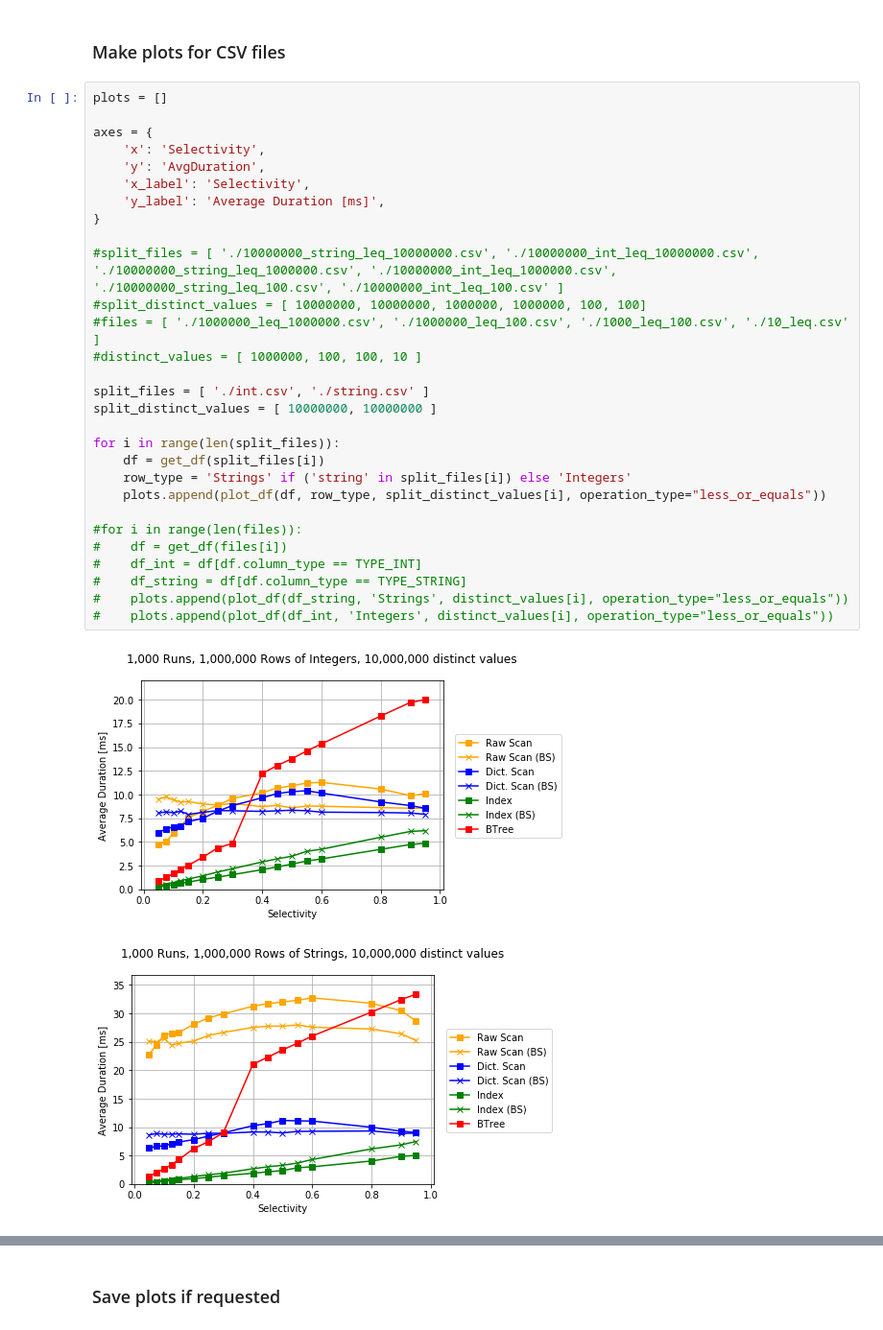
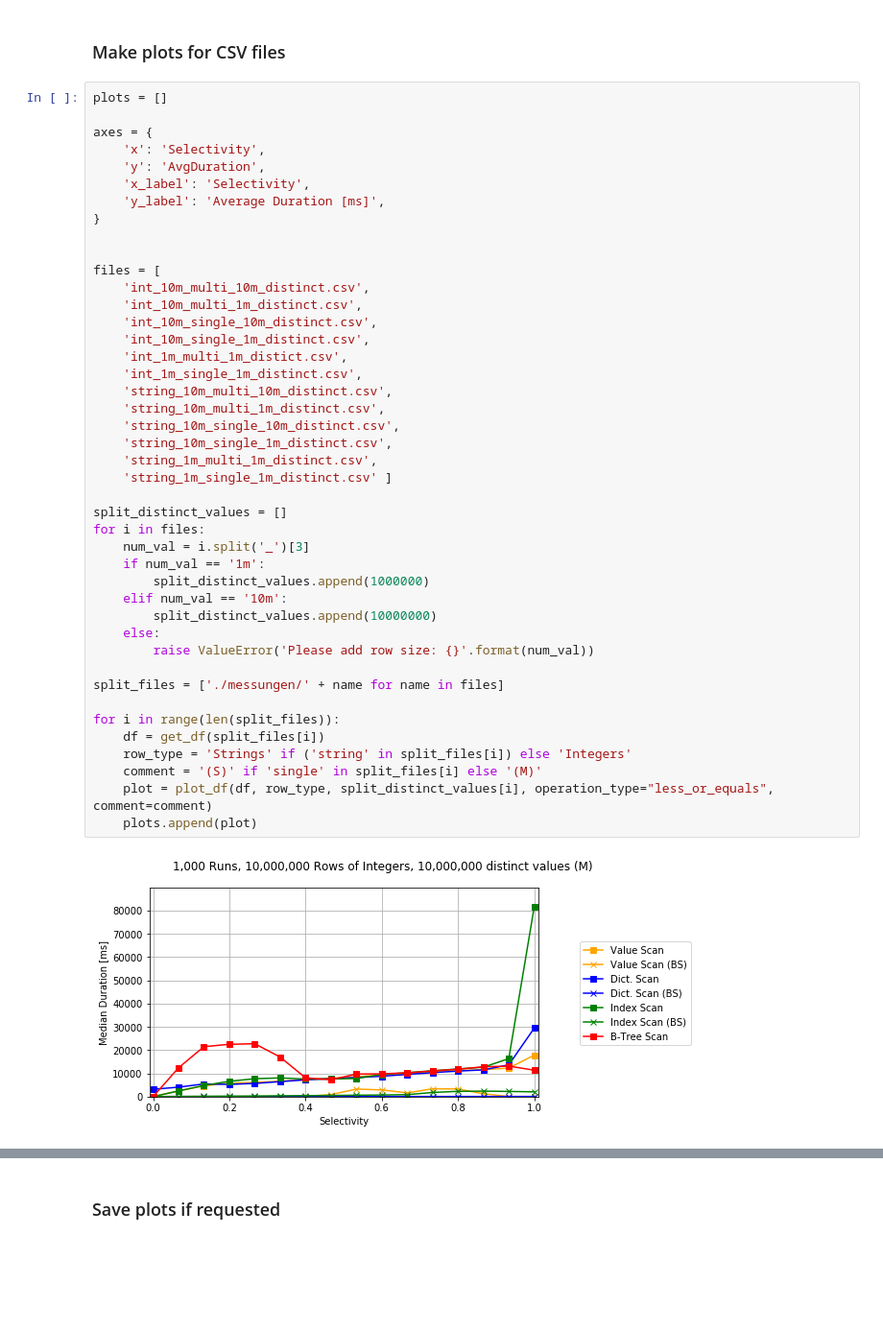
Before and after one commit to d-justen/index-vs-scan, a Jupyter notebook: visualization/result_visualization.ipynb, the cells around one changed output, grey strips where cells are left out. Shown at 96% size. Cells and saved outputs as stored; diff of their text form; blank space fills up the shorter version.

Commit message:
update visualiation

```diff
--- a/visualization/result_visualization.ipynb
+++ b/visualization/result_visualization.ipynb
@@ -133,34 +161,47 @@ def plot_df(dataframe, column_type, distinct_values, operation_type='equals'):
 # %% [markdown]
 ### Make plots for CSV files
-# %%
-plots = []
-
-axes = {
-    'x': 'Selectivity',
-    'y': 'AvgDuration',
-    'x_label': 'Selectivity',
-    'y_label': 'Average Duration [ms]',
-}
-
-#split_files = [ './10000000_string_leq_10000000.csv', './10000000_int_leq_10000000.csv', './10000000_string_leq_1000000.csv', './10000000_int_leq_1000000.csv', './10000000_string_leq_100.csv', './10000000_int_leq_100.csv' ]
-#split_distinct_values = [ 10000000, 10000000, 1000000, 1000000, 100, 100]
-#files = [ './1000000_leq_1000000.csv', './1000000_leq_100.csv', './1000_leq_100.csv', './10_leq.csv' ]
-#distinct_values = [ 1000000, 100, 100, 10 ]
-
-split_files = [ './int.csv', './string.csv' ]
-split_distinct_values = [ 10000000, 10000000 ]
-
-for i in range(len(split_files)):
-    df = get_df(split_files[i])
-    row_type = 'Strings' if ('string' in split_files[i]) else 'Integers'
-    plots.append(plot_df(df, row_type, split_distinct_values[i], operation_type="less_or_equals"))
-
-#for i in range(len(files)):
-#    df = get_df(files[i])
-#    df_int = df[df.column_type == TYPE_INT]
-#    df_string = df[df.column_type == TYPE_STRING]
-#    plots.append(plot_df(df_string, 'Strings', distinct_values[i], operation_type="less_or_equals"))
-#    plots.append(plot_df(df_int, 'Integers', distinct_values[i], operation_type="less_or_equals"))
-# %% [output]
-[figure, removed]
-[figure, removed]
+# %%
+plots = []
+
+axes = {
+    'x': 'Selectivity',
+    'y': 'AvgDuration',
+    'x_label': 'Selectivity',
+    'y_label': 'Average Duration [ms]',
+}
+
+
+files = [
+    'int_10m_multi_10m_distinct.csv',
+    'int_10m_multi_1m_distinct.csv',
+    'int_10m_single_10m_distinct.csv',
+    'int_10m_single_1m_distinct.csv',
+    'int_1m_multi_1m_distict.csv',
+    'int_1m_single_1m_distinct.csv',
+    'string_10m_multi_10m_distinct.csv',
+    'string_10m_multi_1m_distinct.csv',
+    'string_10m_single_10m_distinct.csv',
+    'string_10m_single_1m_distinct.csv',
+    'string_1m_multi_1m_distinct.csv',
+    'string_1m_single_1m_distinct.csv' ]
+
+split_distinct_values = []
+for i in files:
+    num_val = i.split('_')[3]
+    if num_val == '1m':
+        split_distinct_values.append(1000000)
+    elif num_val == '10m':
+        split_distinct_values.append(10000000)
+    else:
+        raise ValueError('Please add row size: {}'.format(num_val))
+
+split_files = ['./messungen/' + name for name in files]
+
+for i in range(len(split_files)):
+    df = get_df(split_files[i])
+    row_type = 'Strings' if ('string' in split_files[i]) else 'Integers'
+    comment = '(S)' if 'single' in split_files[i] else '(M)'
+    plot = plot_df(df, row_type, split_distinct_values[i], operation_type="less_or_equals", comment=comment)
+    plots.append(plot)
+# %% [output]
+[figure, added]
```
Also changed, not shown: parts of 7 cells of this notebook.
